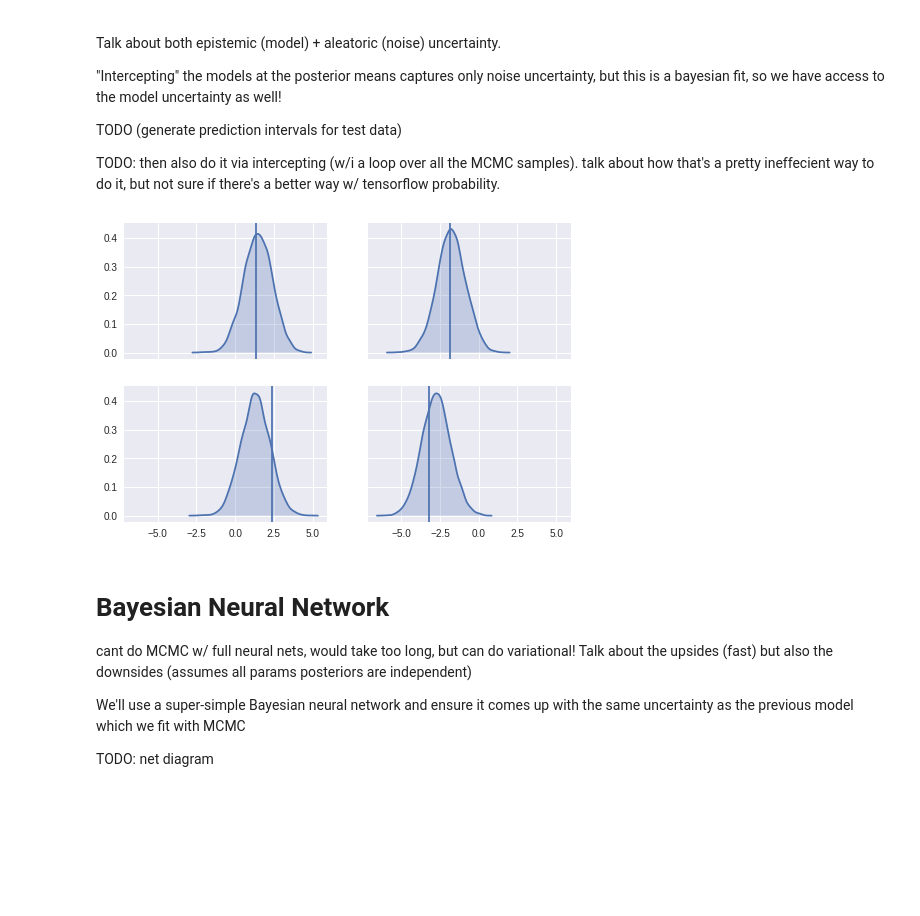
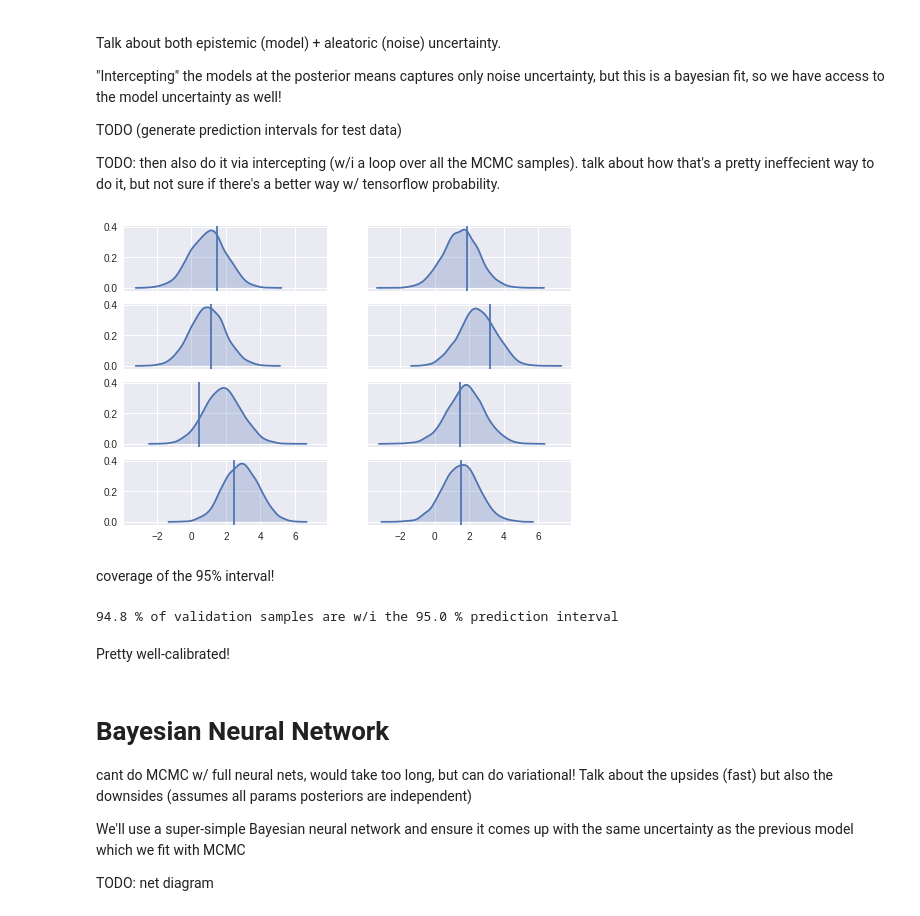
Before and after one commit to brendanhasz/tfp-bayesian-regression, a Jupyter notebook: TFP_Linear_Regression.ipynb, the cells around one changed output. Saved outputs shown, nothing was run; the diff lists cells and outputs as text; code cells hidden in the pictures; blank space fills up the shorter version.

Commit message:
Add coverage of 95% conf interval

```diff
--- a/TFP_Linear_Regression.ipynb
+++ b/TFP_Linear_Regression.ipynb
@@ -40,0 +33,10 @@ plt.show()
+# %%
+# Show data
+plt.figure(figsize=[6.4,8])
+fig, axes = plt.subplots(int(np.ceil(D/2)), 2, sharex=True)
+for i in range(D):
+  t_ax = axes[int(i/2), i%2] #this axis
+  sns.regplot(x[:,i], y[:,0], ax=t_ax)
+  t_ax.set_ylabel('y')
+  t_ax.set_xlabel('x[%d]'%i)
+plt.show()
@@ -209,8 +214,9 @@ Only captures aleatoric (noise) uncertainty.
 Generate some held-out data
 # %%
 # Generate held out data
-x_val = np.random.randn(N, D).astype(np.float32)
-noise = noise_std_true * np.random.randn(N, 1).astype(np.float32)
+N_val = 1000
+x_val = np.random.randn(N_val, D).astype(np.float32)
+noise = noise_std_true * np.random.randn(N_val, 1).astype(np.float32)
 y_val = np.matmul(x_val, w_true) + b_true + noise
 # %% [markdown]
 then intercept etc
@@ -219,6 +225,8 @@ def interceptor(f, *args, **kwargs):
   name = kwargs.pop("name")
   if name == "coeffs":
     kwargs["value"] = np.reshape(np.mean(coeffs_samples, 0), (4,1))
+  elif name == "bias":
+    kwargs["value"] = np.mean(bias_samples, 0)
   elif name == "noise_std":
     kwargs["value"] = np.mean(noise_std_samples, 0)
   return f(*args, **kwargs)
@@ -235,8 +243,7 @@ sns.set()
 fig, axes = plt.subplots(4, 2, sharex='all', sharey='all')
 for i in range(4):
   for j in range(2):
-    ix = np.random.randint(0, N)
-    #ix = i*2+j
+    ix = i*2+j
     sns.kdeplot(posterior_predictive[:,ix,0], shade=True, ax=axes[i][j])
     axes[i][j].axvline(x=y_val[ix,0])
     vals1 = posterior_predictive[:,ix,0]
@@ -274,28 +284,48 @@ TODO: then also do it via intercepting (w/i a loop over all the MCMC samples). t
 # %%
 def prediction_distribution(X):
   # seems like there should be a way to do this like:
   #posterior = linear_regression(features=np.reshape(X, (len(X), 1)))
   #define param posterior vals somehow?
   # trying to do it w/ interceptor doesn't work, unless you change the interceptor and get a single sample each time...
   #with tf.Session() as sess:
   #  prediction_samples = sess.run(posterior.distribution.sample(sample_shape=(n)))
   predictions = np.matmul(X, coeffs_samples.transpose()) + bias_samples[:,0]
   noise = noise_std_samples[:,0]*np.random.randn(noise_std_samples.shape[0])
   return predictions + noise
 
 # Plot random datapoints and their prediction intervals
 sns.set()
-fig, axes = plt.subplots(2, 2, sharex='all', sharey='all')
-for i in range(2):
+fig, axes = plt.subplots(4, 2, sharex='all', sharey='all')
+for i in range(4):
   for j in range(2):
-    #ix = np.random.randint(0, N)
     ix = i*2+j
     pred_dist = prediction_distribution(x_val[ix,:])
     sns.kdeplot(pred_dist, shade=True, ax=axes[i][j])
     axes[i][j].axvline(x=y_val[ix,0])
     vals2 = pred_dist
 # %% [output]
-[figure, old version]
+[figure, new version]
+# %% [markdown]
+coverage of the 95% interval!
+# %%
+# Compute proportion of estimates on validation data
+# which fall within the 95% prediction interval
+q0 = 2.5
+q1 = 97.5
+within_conf_int = np.zeros(N_val)
+for i in range(N_val):
+  pred_dist = prediction_distribution(x_val[i,:])
+  p0 = np.percentile(pred_dist, q0)
+  p1 = np.percentile(pred_dist, q1)
+  if p0<=y_val[i] and p1>y_val[i]:
+    within_conf_int[i] = 1
+
+print('%0.1f %% of validation samples are w/i the %0.1f %% prediction interval'
+      % (100*np.mean(within_conf_int), q1-q0))
+# %% [output]
+94.8 % of validation samples are w/i the 95.0 % prediction interval
+# %% [markdown]
+Pretty well-calibrated!
 # %% [markdown]
 # Bayesian Neural Network
 
```
Also changed, not shown: parts of 19 cells of this notebook.
